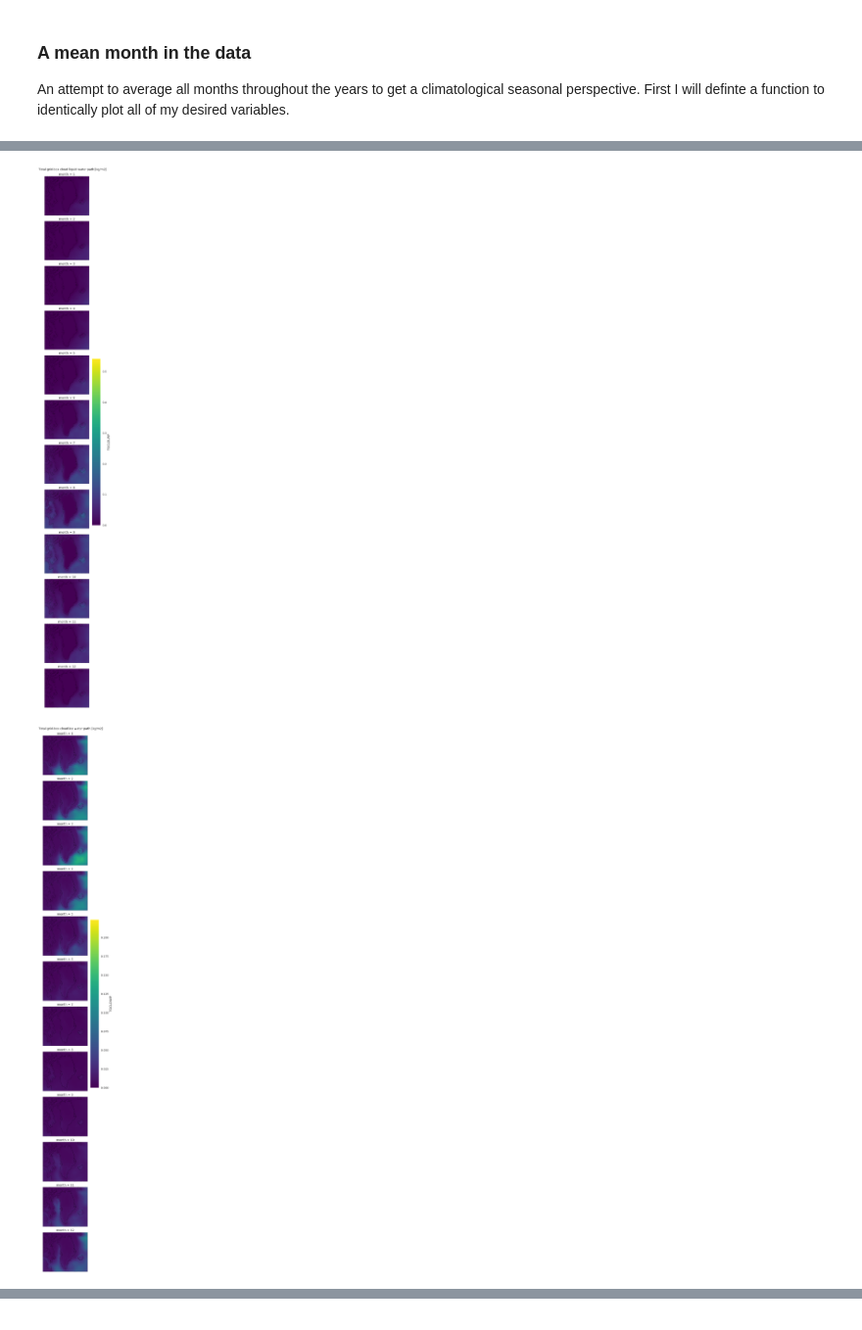
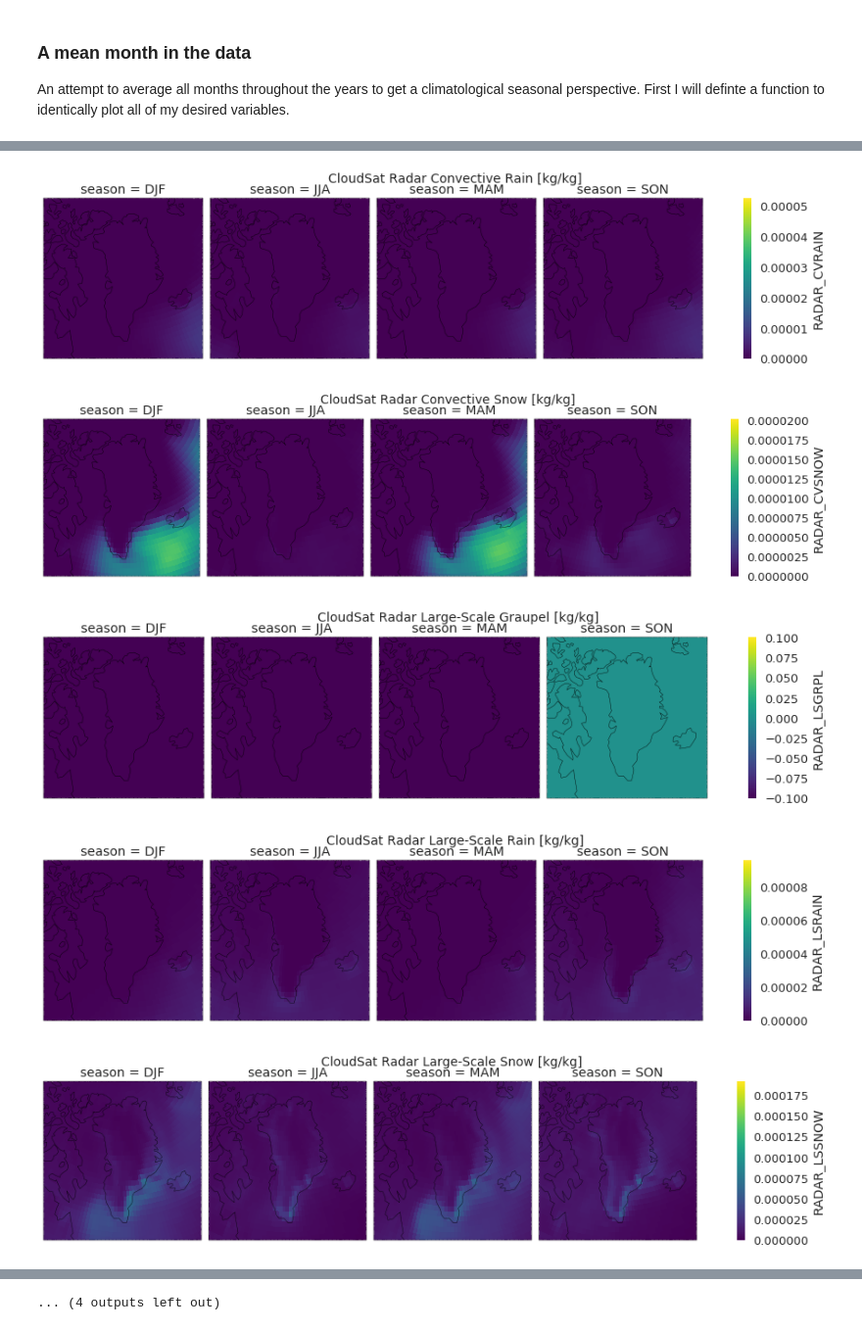
Before and after one commit to dcamron/cosp-explore, a Jupyter notebook: notebooks/explore.ipynb, the cells around one changed output, grey strips where cells are left out. Shown at 98% size. Drawn from its saved outputs; the diff is of its cells as text; code cells hidden in the pictures.

Commit message:
Began pivoting to new data and precipitation outputs.

```diff
--- a/notebooks/explore.ipynb
+++ b/notebooks/explore.ipynb
@@ -53,7 +57,7 @@ def meanmonth_plots(var):
     meanmonth_plots
     A work in progress function to facet out yearly averaged individual months of these CESM monthly data.
     '''
-    p = ds[var].groupby('time.month').mean('time').plot.pcolormesh(transform=ccrs.PlateCarree(), row='month',
+    p = ds[var].groupby('time.season').mean('time').plot.pcolormesh(transform=ccrs.PlateCarree(), col='season',
                                                                     subplot_kws={'projection': ccrs.NorthPolarStereo(central_longitude=315)})
 
     p.fig.suptitle(ds[var].long_name+' [%s]' % ds[var].units, fontsize=14, y=1.005)
@@ -82,8 +70,10 @@ meanmonth_plots('CLDHGH')
-# %%
-meanmonth_plots('TGCLDLWP')
-# %% [output]
-[figure, removed]
-# %%
-meanmonth_plots('TGCLDIWP')
-# %% [output]
-[figure, removed]
+# %%
+for var in ds.data_vars:
+    if 'RADAR_' in var:
+        meanmonth_plots(var)
+# %% [output]
+[figure, added]
+[figure, added]
+[figure, added]
+[figure, added]
+[figure, added]
@@ -89,0 +87 @@ meanmonth_plots('TGCLDIWP')
+... (4 outputs left out)
```
Also changed, not shown: parts of 8 cells of this notebook, 16 other files.
